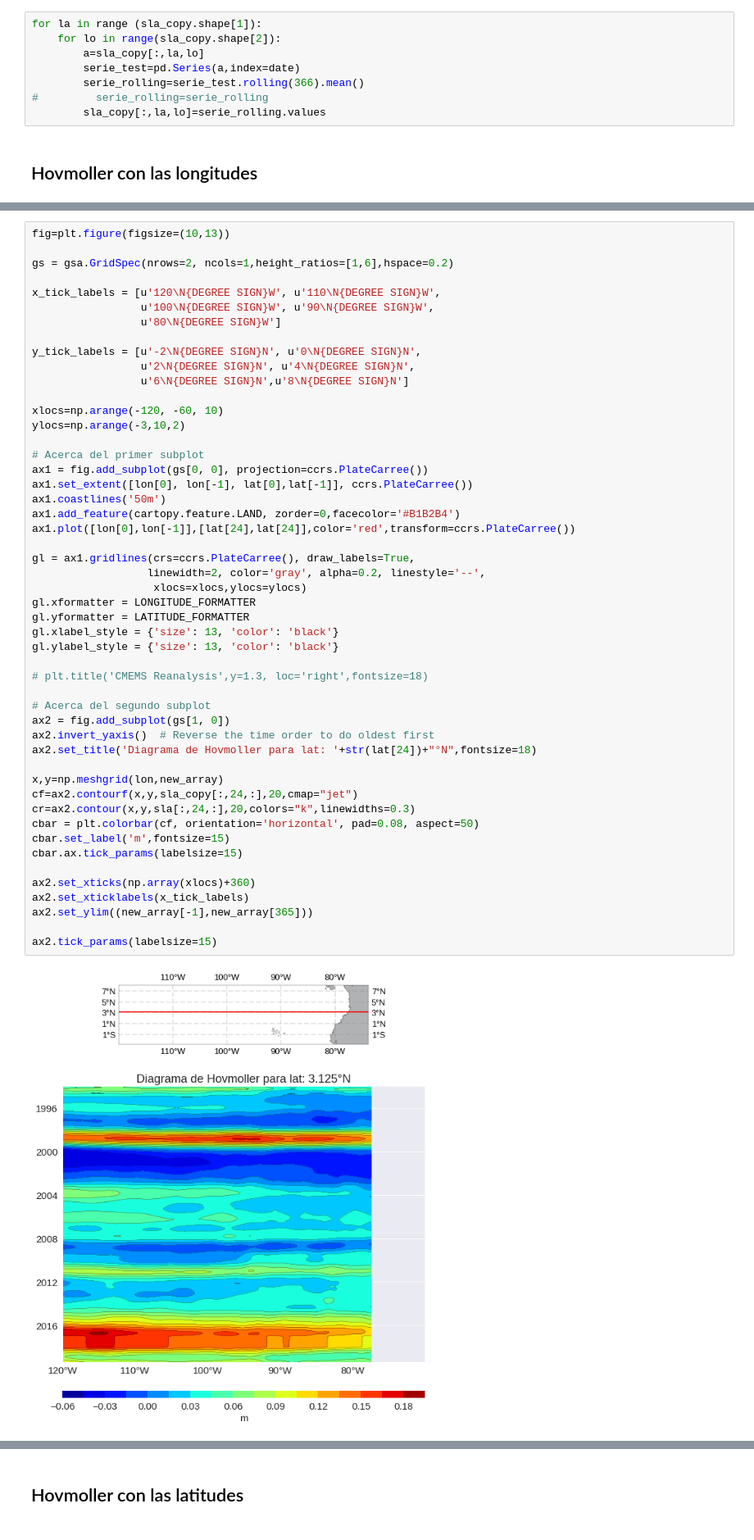
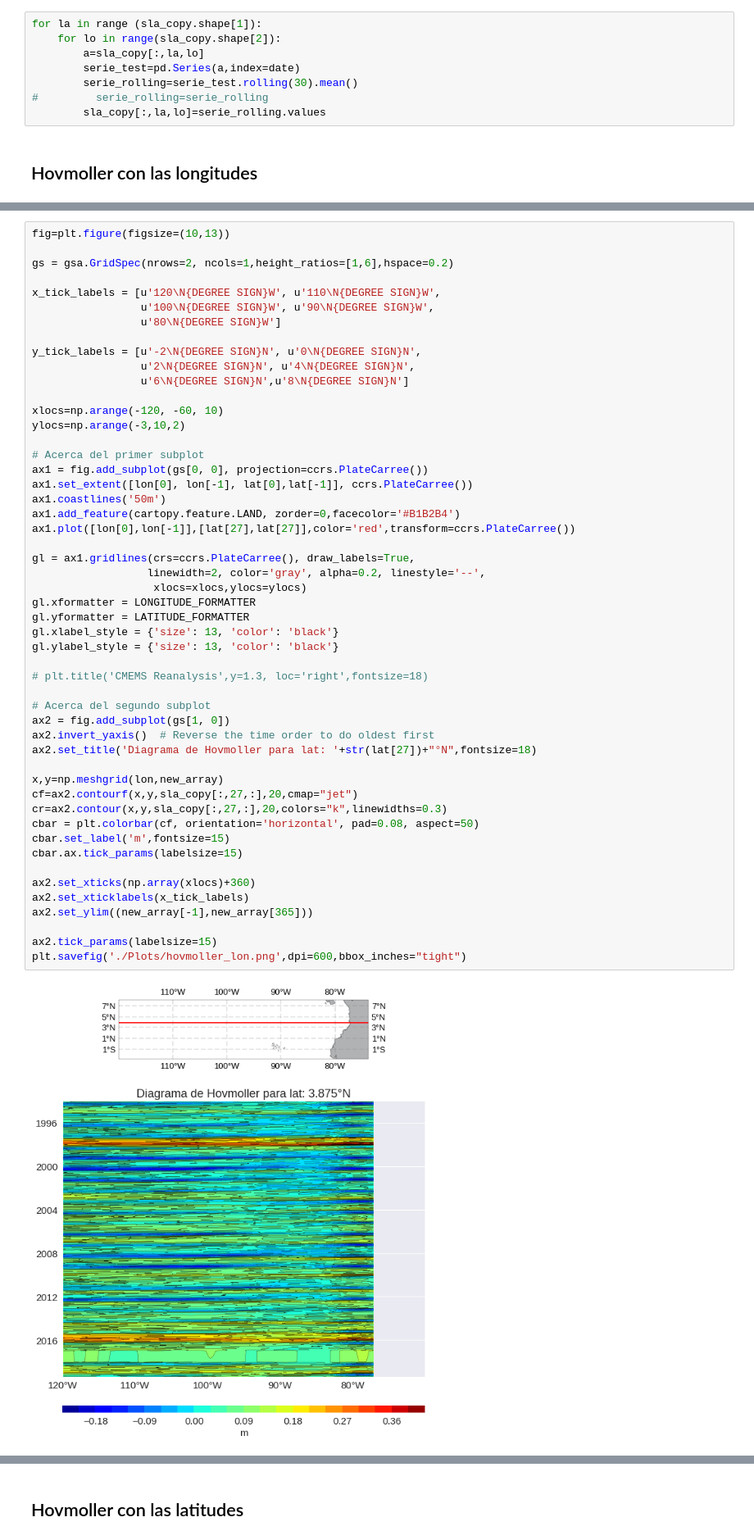
Before and after one commit to FrankAyalaC/Nivel-del-mar-en-Buenaventura, a Jupyter notebook: Scripts/TDG_2020.ipynb, the cells around one changed output, grey strips where cells are left out. Shown at 82% size. Cells and saved outputs as stored; diff of their text form.

```diff
--- a/Scripts/TDG_2020.ipynb
+++ b/Scripts/TDG_2020.ipynb
@@ -117,7 +117,7 @@ for la in range (sla_copy.shape[1]):
     for lo in range(sla_copy.shape[2]):
         a=sla_copy[:,la,lo]
         serie_test=pd.Series(a,index=date)
-        serie_rolling=serie_test.rolling(366).mean()
+        serie_rolling=serie_test.rolling(30).mean()
 #         serie_rolling=serie_rolling
         sla_copy[:,la,lo]=serie_rolling.values
 # %% [markdown]
@@ -142,35 +144,36 @@ ylocs=np.arange(-3,10,2)
 ax1 = fig.add_subplot(gs[0, 0], projection=ccrs.PlateCarree())
 ax1.set_extent([lon[0], lon[-1], lat[0],lat[-1]], ccrs.PlateCarree())
 ax1.coastlines('50m')
 ax1.add_feature(cartopy.feature.LAND, zorder=0,facecolor='#B1B2B4')
-ax1.plot([lon[0],lon[-1]],[lat[24],lat[24]],color='red',transform=ccrs.PlateCarree())
+ax1.plot([lon[0],lon[-1]],[lat[27],lat[27]],color='red',transform=ccrs.PlateCarree())
 
 gl = ax1.gridlines(crs=ccrs.PlateCarree(), draw_labels=True,
                   linewidth=2, color='gray', alpha=0.2, linestyle='--',
                    xlocs=xlocs,ylocs=ylocs)
 gl.xformatter = LONGITUDE_FORMATTER
 gl.yformatter = LATITUDE_FORMATTER
 gl.xlabel_style = {'size': 13, 'color': 'black'}
 gl.ylabel_style = {'size': 13, 'color': 'black'}
 
 # plt.title('CMEMS Reanalysis',y=1.3, loc='right',fontsize=18)
 
 # Acerca del segundo subplot
 ax2 = fig.add_subplot(gs[1, 0])
 ax2.invert_yaxis()  # Reverse the time order to do oldest first
-ax2.set_title('Diagrama de Hovmoller para lat: '+str(lat[24])+"°N",fontsize=18)
+ax2.set_title('Diagrama de Hovmoller para lat: '+str(lat[27])+"°N",fontsize=18)
 
 x,y=np.meshgrid(lon,new_array)
-cf=ax2.contourf(x,y,sla_copy[:,24,:],20,cmap="jet")
-cr=ax2.contour(x,y,sla[:,24,:],20,colors="k",linewidths=0.3)
+cf=ax2.contourf(x,y,sla_copy[:,27,:],20,cmap="jet")
+cr=ax2.contour(x,y,sla_copy[:,27,:],20,colors="k",linewidths=0.3)
 cbar = plt.colorbar(cf, orientation='horizontal', pad=0.08, aspect=50)
 cbar.set_label('m',fontsize=15)
 cbar.ax.tick_params(labelsize=15)
 
 ax2.set_xticks(np.array(xlocs)+360)
 ax2.set_xticklabels(x_tick_labels)
 ax2.set_ylim((new_array[-1],new_array[365]))
 
 ax2.tick_params(labelsize=15)
+plt.savefig('./Plots/hovmoller_lon.png',dpi=600,bbox_inches="tight")
 # %% [output]
-[figure, old version]
+[figure, new version]
```
Also changed, not shown: parts of 7 cells of this notebook, 5 other files.
